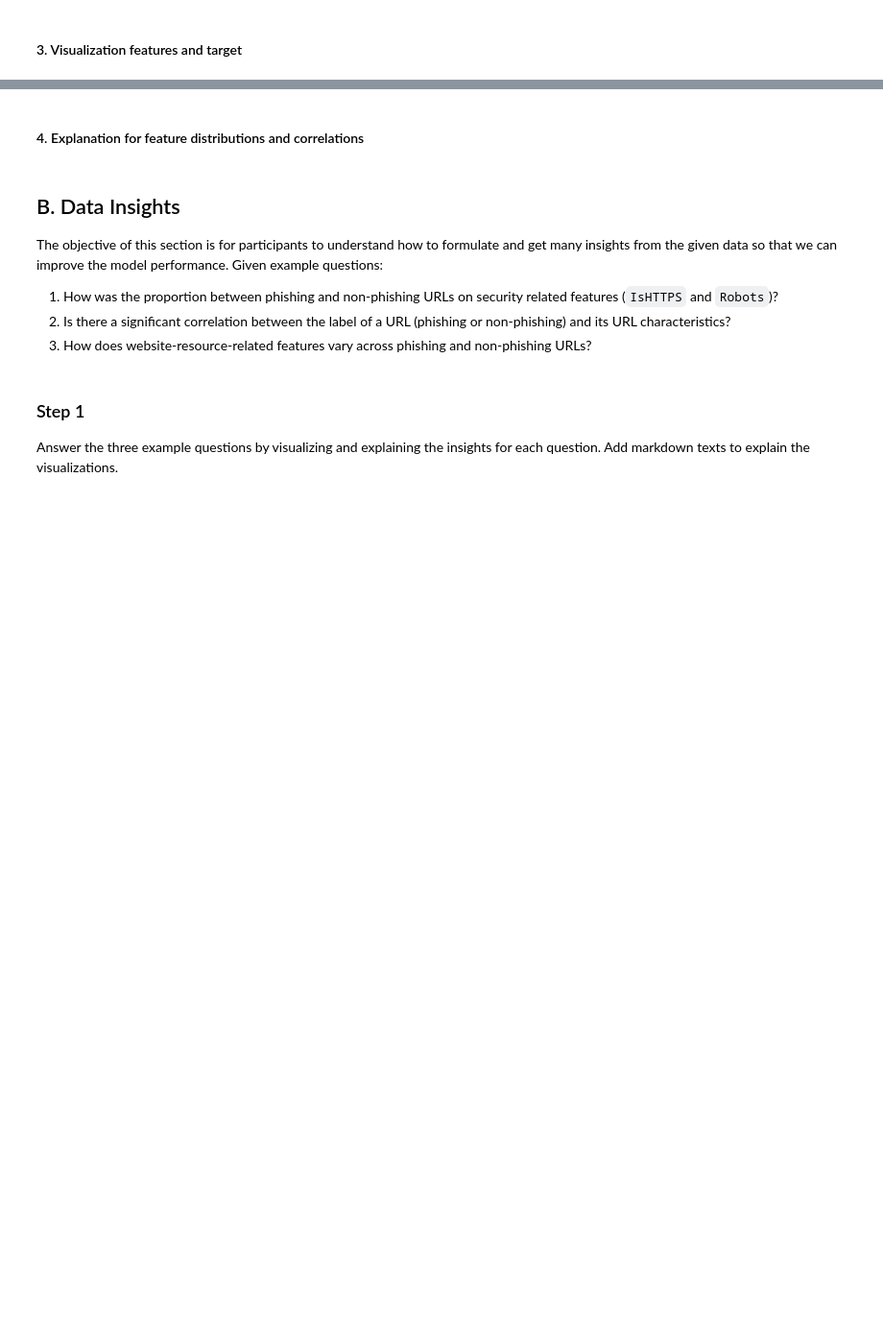
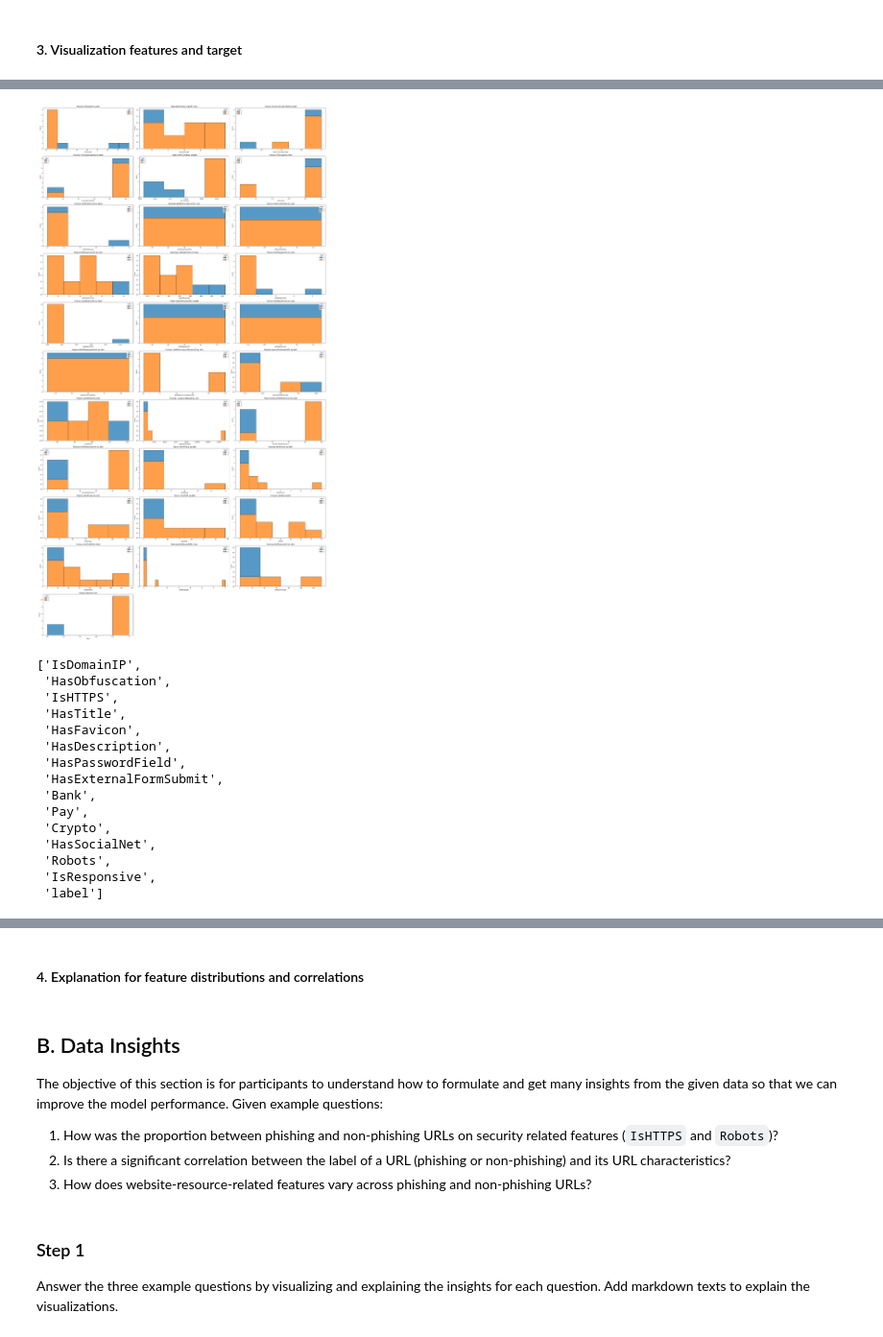
Before and after one commit to marcellinow/predict-phising, a Jupyter notebook: Tucil2_18222114_18222115.ipynb, the cells around one changed output, grey strips where cells are left out. Shown at 96% size. Cells and saved outputs as stored; diff of their text form; code cells hidden in the pictures; blank space fills up the shorter version.

```diff
--- a/Tucil2_18222114_18222115.ipynb
+++ b/Tucil2_18222114_18222115.ipynb
@@ -34,7 +34,7 @@ pd.set_option('display.max_columns',None)
 # df = pd.read_csv('https://drive.google.com/uc?id=1ZUtiaty9RPXhpz5F2Sy3dFPHF4YIt5iU')
 # df.head()
 
-df = pd.read_csv('https://drive.google.com/uc?id=15pnRBoG8nJRxJx3Bp8tOneZEB1XmHCYe')
-# df = pd.read_csv('train.csv')
+# df = pd.read_csv('https://drive.google.com/uc?id=15pnRBoG8nJRxJx3Bp8tOneZEB1XmHCYe')
+df = pd.read_csv('train.csv')
 # %%
 df.head(10)
@@ -62,5 +123,6 @@ df_copy[bool_columns].dtypes
 # %%
 # Change the value to boolean but keep the missing values
+
 def change_bool(value):
     if pd.isna(value):
         return value
@@ -68,4 +130,4 @@ def change_bool(value):
         return bool(value)
 
 for column in bool_columns:
-    df_copy[column] = df_copy[column].apply(change_bool).astype('bool')
+    df_copy[column] = df_copy[column].apply(change_bool).astype(pd.BooleanDtype())
@@ -210,7 +421,7 @@ this action is to reduce computational works
 # %%
 # Plot only sample
 # to reduce computational works
-df_plot = df.sample(n=int(len(df)/2),random_state=42)
+df_plot = df.sample(n=int(len(df) * 0.0001),random_state=42)
 # %%
 # Function to plot distribution
 
@@ -269,24 +487,2 @@ plot_distribution(df_plot[continuous_features],type='continuous')
 # %% [markdown]
 #### 3. Visualization features and target
-# %%
-def plot_by_label(features,y='label'):
-  '''
-  Function to plot each features by target (label)
-
-  features: features column
-  y: label
-  '''
-
-  nrows = 3
-  ncols = int(np.ceil(len(features) + 1)/ 2)
-
-  fig,axs = plt.subplots(ncols=ncols,nrows=nrows,figsize=(10,5*nrows))
-
-  axs = axs.flatten()
-  pallete = sns.color_palette(palette="tab20b")
-  for i,col in enumerate(features):
-    sns.scatterplot(data = features,x=col,y=y,colormaps=pallete)
-
-    plt.title(f"Features {col} by label")
-    plt.tight_layout()
-    plt.show()
@@ -320 +571,23 @@ continuous_features
+# %%
+# Features to plot
+target = df_plot['label']
+#Continuous
+plot_by_label(features=df_plot[continuous_features],target=target,y_type='continuous',type_plot='hist')
+# %% [output]
+[figure, added]
+['IsDomainIP',
+ 'HasObfuscation',
+ 'IsHTTPS',
+ 'HasTitle',
+ 'HasFavicon',
+ 'HasDescription',
+ 'HasPasswordField',
+ 'HasExternalFormSubmit',
+ 'Bank',
+ 'Pay',
+ 'Crypto',
+ 'HasSocialNet',
+ 'Robots',
+ 'IsResponsive',
+ 'label']
 # %%
```
Also changed, not shown: parts of 26 cells of this notebook.
